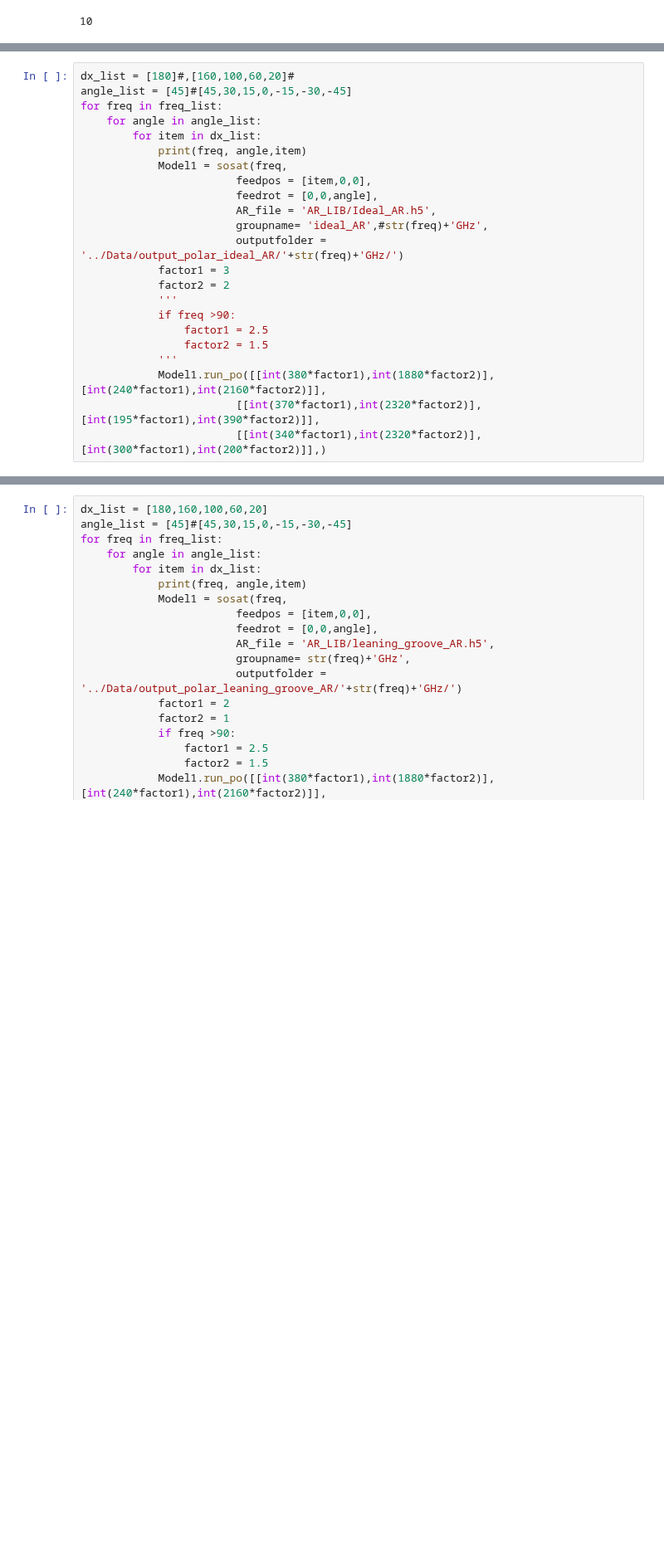
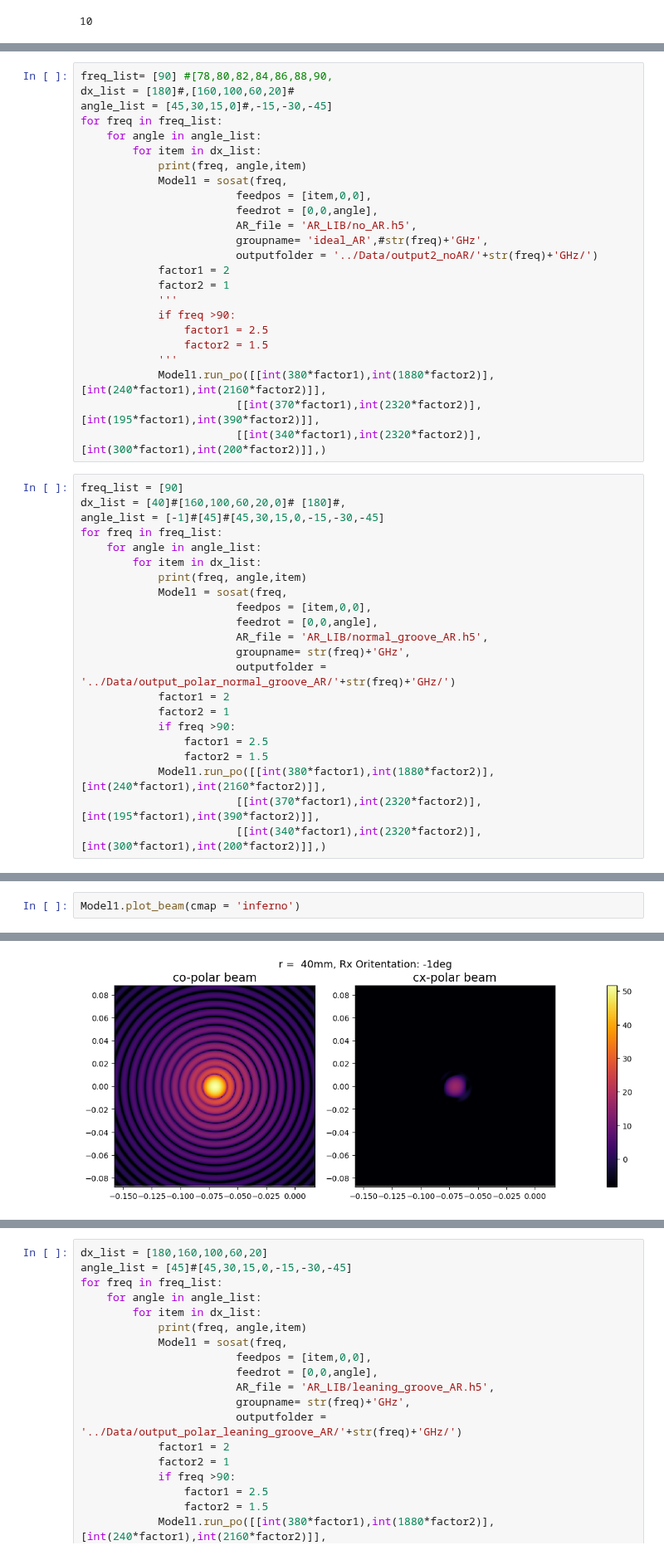
Before and after one commit to XiaodongRencologne/PO_test, a Jupyter notebook: sosat_code_polar_AR_study.ipynb, the cells around one changed output, grey strips where cells are left out. Shown at 83% size. Saved outputs shown, nothing was run; the diff lists cells and outputs as text; blank space fills up the shorter version.

```diff
--- a/sosat_code_polar_AR_study.ipynb
+++ b/sosat_code_polar_AR_study.ipynb
@@ -7,6 +5,31 @@ freq_list= [92,94,96,98,100,102] #[78,80,82,84,86,88,90,
+# %%
+freq_list= [90] #[78,80,82,84,86,88,90,
+dx_list = [180]#,[160,100,60,20]#
+angle_list = [45,30,15,0]#,-15,-30,-45]
+for freq in freq_list:
+    for angle in angle_list:
+        for item in dx_list:
+            print(freq, angle,item)
+            Model1 = sosat(freq,
+                        feedpos = [item,0,0],
+                        feedrot = [0,0,angle],
+                        AR_file = 'AR_LIB/no_AR.h5',
+                        groupname= 'ideal_AR',#str(freq)+'GHz',
+                        outputfolder = '../Data/output2_noAR/'+str(freq)+'GHz/')
+            factor1 = 2
+            factor2 = 1
+            '''
+            if freq >90:
+                factor1 = 2.5
+                factor2 = 1.5
+            '''
+            Model1.run_po([[int(380*factor1),int(1880*factor2)],[int(240*factor1),int(2160*factor2)]],
+                        [[int(370*factor1),int(2320*factor2)],[int(195*factor1),int(390*factor2)]],
+                        [[int(340*factor1),int(2320*factor2)],[int(300*factor1),int(200*factor2)]],)
 # %%
-dx_list = [180]#,[160,100,60,20]#
-angle_list = [45]#[45,30,15,0,-15,-30,-45]
+freq_list = [90]
+dx_list = [40]#[160,100,60,20,0]# [180]#,
+angle_list = [-1]#[45]#[45,30,15,0,-15,-30,-45]
 for freq in freq_list:
     for angle in angle_list:
         for item in dx_list:
@@ -14,16 +37,14 @@ for freq in freq_list:
             Model1 = sosat(freq,
                         feedpos = [item,0,0],
                         feedrot = [0,0,angle],
-                        AR_file = 'AR_LIB/Ideal_AR.h5',
-                        groupname= 'ideal_AR',#str(freq)+'GHz',
-                        outputfolder = '../Data/output_polar_ideal_AR/'+str(freq)+'GHz/')
-            factor1 = 3
-            factor2 = 2
-            '''
+                        AR_file = 'AR_LIB/normal_groove_AR.h5',
+                        groupname= str(freq)+'GHz',
+                        outputfolder = '../Data/output_polar_normal_groove_AR/'+str(freq)+'GHz/')
+            factor1 = 2
+            factor2 = 1
             if freq >90:
                 factor1 = 2.5
                 factor2 = 1.5
-            '''
             Model1.run_po([[int(380*factor1),int(1880*factor2)],[int(240*factor1),int(2160*factor2)]],
                         [[int(370*factor1),int(2320*factor2)],[int(195*factor1),int(390*factor2)]],
                         [[int(340*factor1),int(2320*factor2)],[int(300*factor1),int(200*factor2)]],)
@@ -90,0 +76,3 @@ Batch size: 394
+# %%
+Model1.plot_beam(cmap = 'inferno')
+# %% [output]
@@ -90,0 +87 @@ Batch size: 394
+[figure, added]
```
Also changed, not shown: parts of 6 cells of this notebook, 15 other files.
